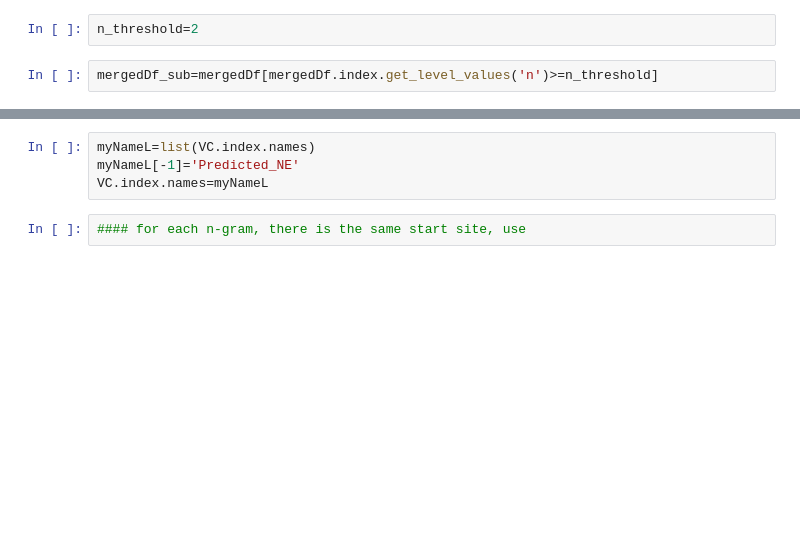
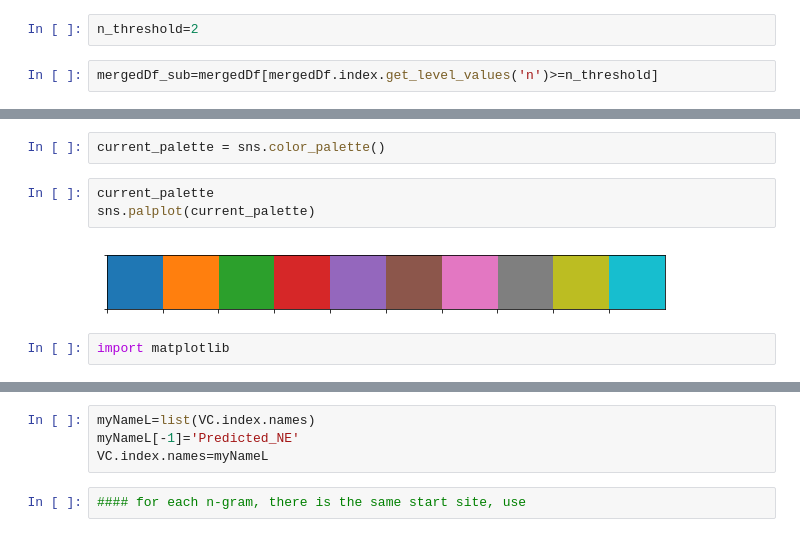
Before and after one commit to brianyiktaktsui/DEEP_NLP, a Jupyter notebook: nGramClassification_batch_vote.ipynb, the cells around one changed output, grey strips where cells are left out. Cells and saved outputs as stored; diff of their text form; blank space fills up the shorter version.

```diff
--- a/nGramClassification_batch_vote.ipynb
+++ b/nGramClassification_batch_vote.ipynb
@@ -195,0 +289,9 @@ VC=mergedDf_sub[m_val].idxmax(axis=1).groupby(['i_thSrs','orig_text','i','token'
+# %%
+current_palette = sns.color_palette()
+# %%
+current_palette
+sns.palplot(current_palette)
+# %% [output]
+[figure, added]
+# %%
+import matplotlib
```
Also changed, not shown: parts of 103 cells of this notebook.
